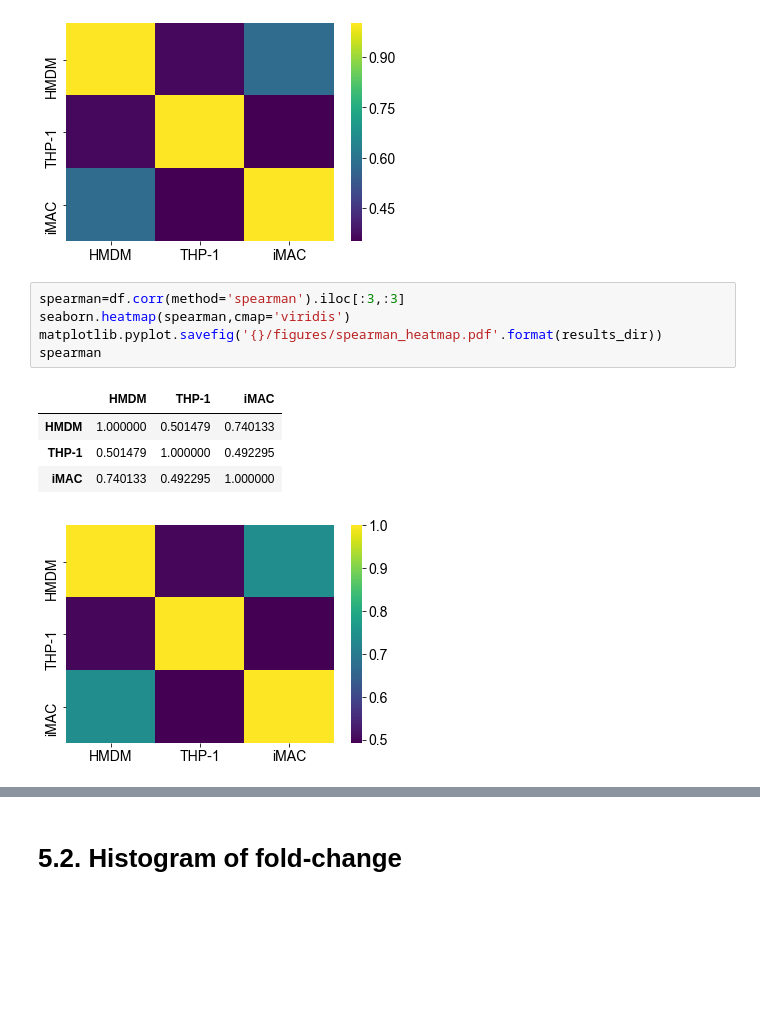
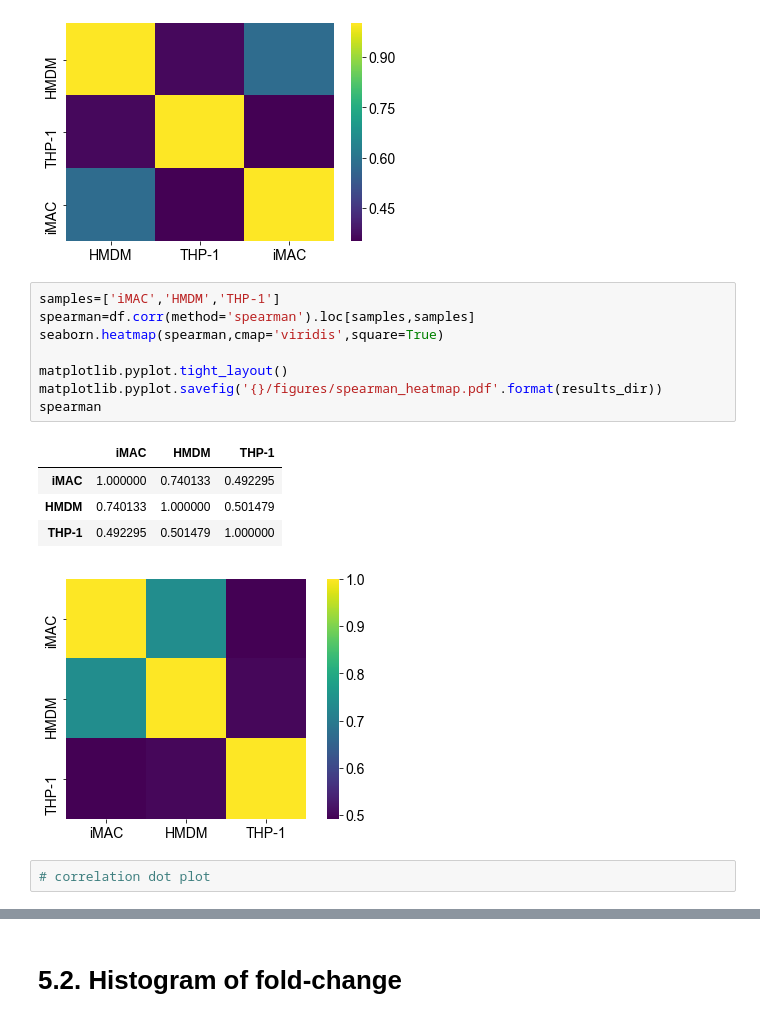
Before and after one commit to adelomana/uwm, a Jupyter notebook: proteomics/proteomics.ipynb, the cells around one changed output, grey strips where cells are left out. Drawn from its saved outputs; the diff is of its cells as text; blank space fills up the shorter version.

```diff
--- a/proteomics/proteomics.ipynb
+++ b/proteomics/proteomics.ipynb
@@ -276,13 +276,18 @@ kendall
 | iMAC | 0.577964 | 0.352209 | 1.000000 |
 [figure]
 # %%
-spearman=df.corr(method='spearman').iloc[:3,:3]
-seaborn.heatmap(spearman,cmap='viridis')
+samples=['iMAC','HMDM','THP-1']
+spearman=df.corr(method='spearman').loc[samples,samples]
+seaborn.heatmap(spearman,cmap='viridis',square=True)
+
+matplotlib.pyplot.tight_layout()
 matplotlib.pyplot.savefig('{}/figures/spearman_heatmap.pdf'.format(results_dir))
 spearman
 # %% [output]
-|  | HMDM | THP-1 | iMAC |
-| HMDM | 1.000000 | 0.501479 | 0.740133 |
-| THP-1 | 0.501479 | 1.000000 | 0.492295 |
-| iMAC | 0.740133 | 0.492295 | 1.000000 |
+|  | iMAC | HMDM | THP-1 |
+| iMAC | 1.000000 | 0.740133 | 0.492295 |
+| HMDM | 0.740133 | 1.000000 | 0.501479 |
+| THP-1 | 0.492295 | 0.501479 | 1.000000 |
-[figure, old version]
+[figure, new version]
+# %%
+# correlation dot plot
```
Also changed, not shown: parts of 4 cells of this notebook, 2 other files.
